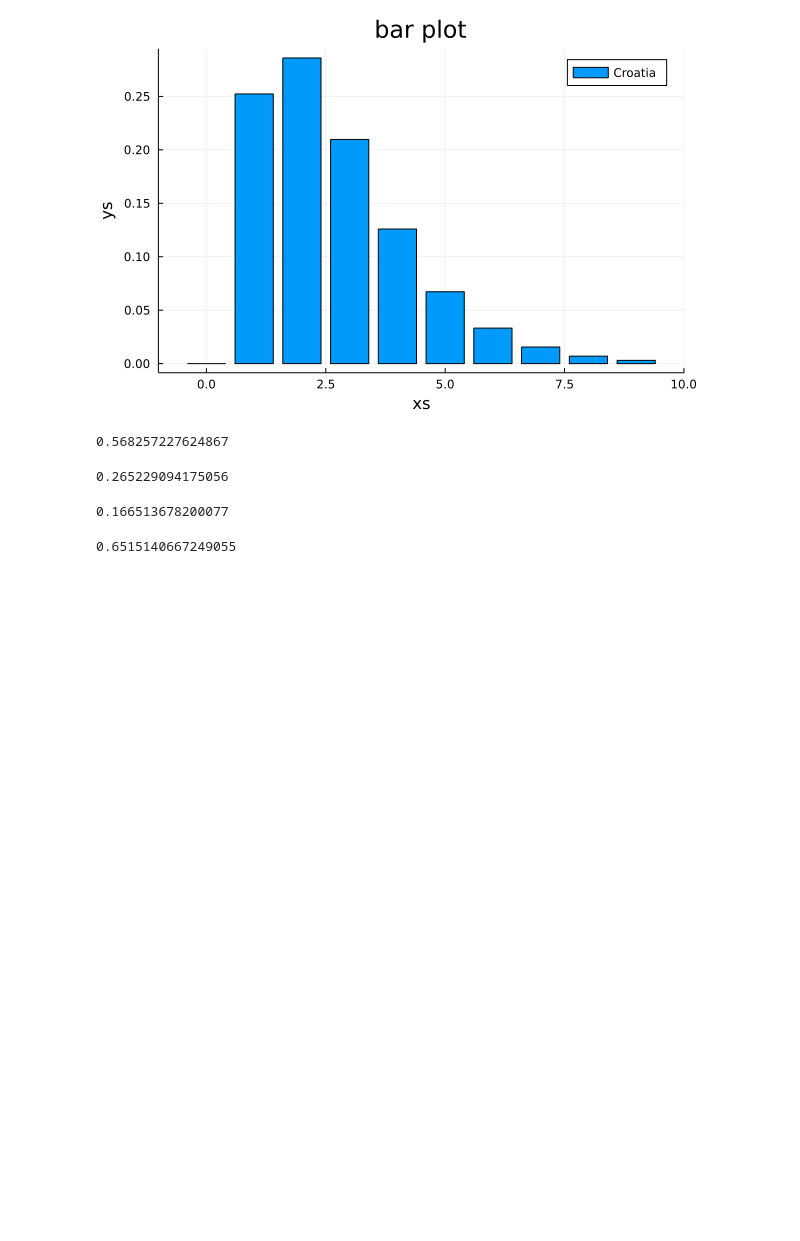
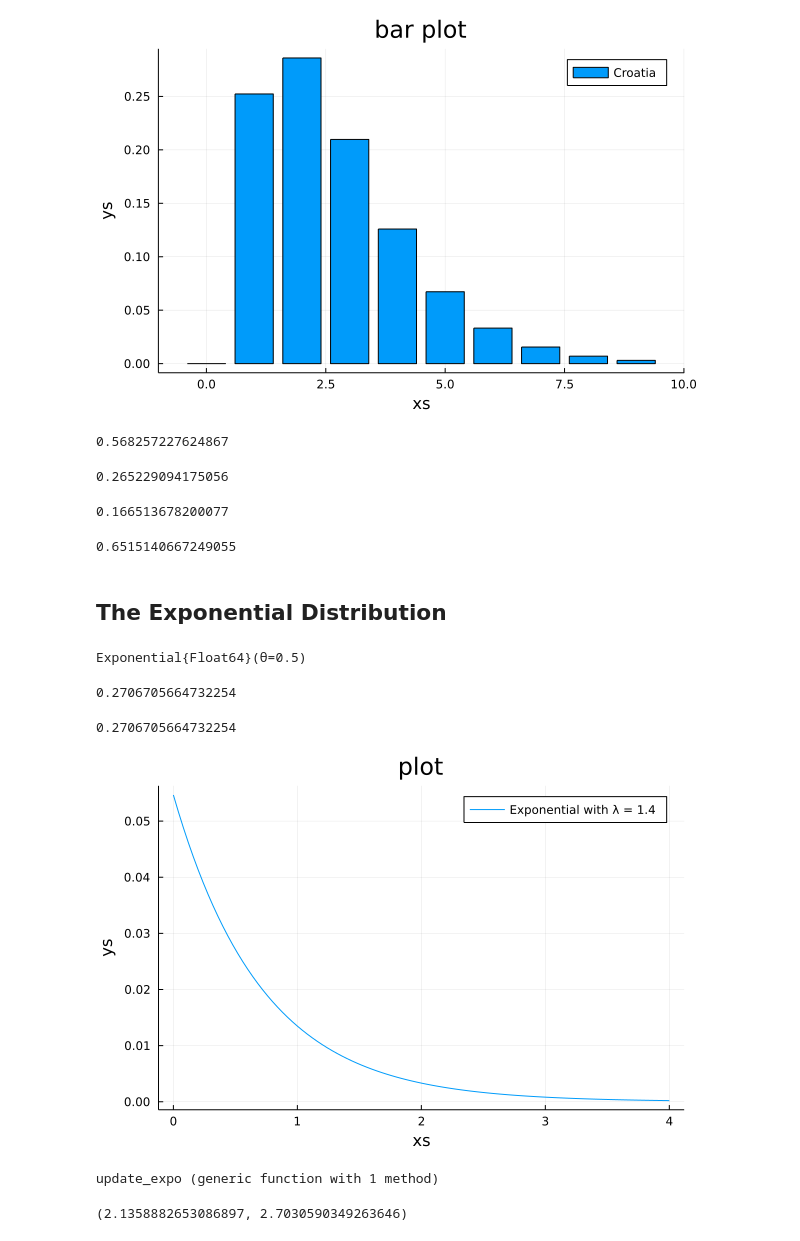
Before and after one commit to bwanab/ThinkBayes.jl, a Jupyter notebook: notebooks/think_bayes_in_julia_chapter_8.ipynb, the cells around one changed output. Drawn from its saved outputs; the diff is of its cells as text; code cells hidden in the pictures; blank space fills up the shorter version.

```diff
--- a/notebooks/think_bayes_in_julia_chapter_8.ipynb
+++ b/notebooks/think_bayes_in_julia_chapter_8.ipynb
@@ -131,3 +131,34 @@ tie = prob_eq(pred_france, pred_croatia)
 win + tie/2
 # %% [output]
 0.6515140667249055
+# %% [markdown]
+## The Exponential Distribution
+# %%
+e = Exponential(1/2)
+# %% [output]
+Exponential{Float64}(θ=0.5)
+# %%
+pdf(e, 1)
+# %% [output]
+0.2706705664732254
+# %%
+exp(-2 * 1)*2
+# %% [output]
+0.2706705664732254
+# %%
+λ = 1.4
+qs = [x for x in range(0, 4, 101)]
+pmf_time = make_exponential_pmf(λ, qs);
+# %%
+plot(pmf_time, label="Exponential with λ = 1.4")
+# %% [output]
+[figure, added]
+# %%
+function update_expo(pmf, data)
+    t = data / 90
+    lambdas = values(pmf)
+    likelihood = expo_pdf(lambdas, t)
+    pmf *= likelihood
+end
+# %% [output]
+update_expo (generic function with 1 method)
@@ -133,0 +168,4 @@ win + tie/2
+# %%
+mean(germany), mean(germany2)
+# %% [output]
+(2.1358882653086897, 2.7030590349263646)
```
Also changed, not shown: parts of 3 cells of this notebook, 1 other file.
